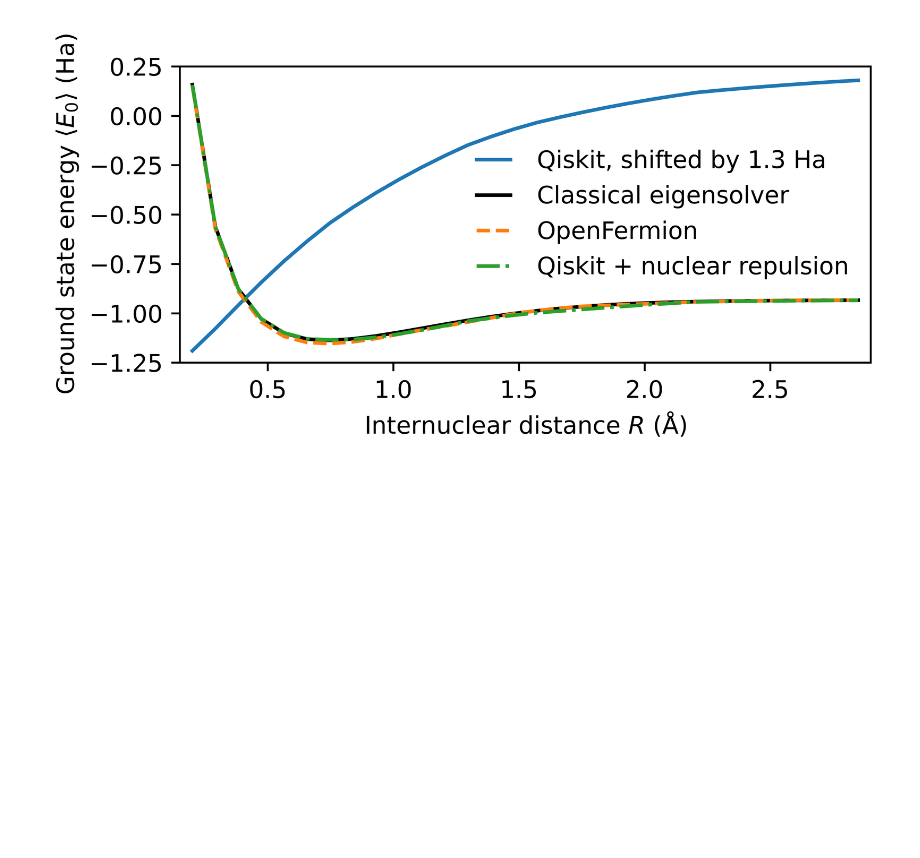
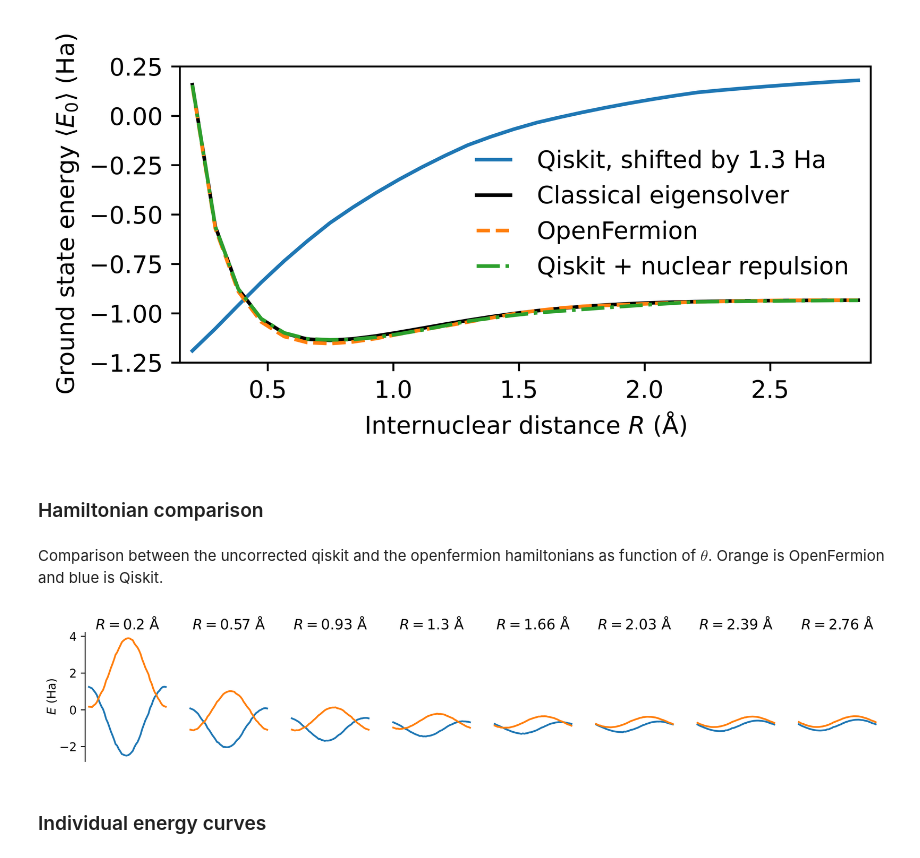
Before and after one commit to MatejHav/quantum-project-group-2, a Jupyter notebook: supporting_code.ipynb, the cells around one changed output. Cells and saved outputs as stored; diff of their text form; code cells hidden in the pictures; blank space fills up the shorter version.

```diff
--- a/supporting_code.ipynb
+++ b/supporting_code.ipynb
@@ -155,3 +155,33 @@ plt.tight_layout()
 plt.show()
 # %% [output]
 [figure]
+# %% [markdown]
+### Hamiltonian comparison
+# %% [markdown]
+Comparison between the uncorrected qiskit and the openfermion hamiltonians as function of $\theta$. Orange is OpenFermion and blue is Qiskit.
+# %%
+skip = 4
+
+R_points = len(R_range[::skip])
+plt.subplots(1,int(R_points),figsize=(12,2),sharey=True,dpi=1000)
+ax = np.empty(R_points,dtype=object)
+for i in range(R_points):
+    ax[i] = plt.subplot(1,int(R_points),i+1)
+    ax[i].set_title(r"$R=$"+str(round(R_range[::skip][i],2))+" Å",pad=-10)
+    ax[i].plot(theta_range,E_QK[:,::skip][:,i])
+    ax[i].plot(theta_range,E_OF[:,::skip][:,i])
+    ax[i].get_xaxis().set_visible(False)
+    if i==0:
+        ax[i].set_ylabel("$E$ (Ha)",labelpad=1)
+    else:
+        ax[i].get_yaxis().set_visible(False)
+        ax[i].spines['left'].set_visible(False)
+    ax[i].spines['top'].set_visible(False)
+    ax[i].spines['right'].set_visible(False)
+    ax[i].spines['bottom'].set_visible(False)
+#plt.savefig("Hamiltonian_comparison.png")
+plt.show()
+# %% [output]
+[figure, added]
+# %% [markdown]
+### Individual energy curves
```
Also changed, not shown: parts of 5 cells of this notebook.
